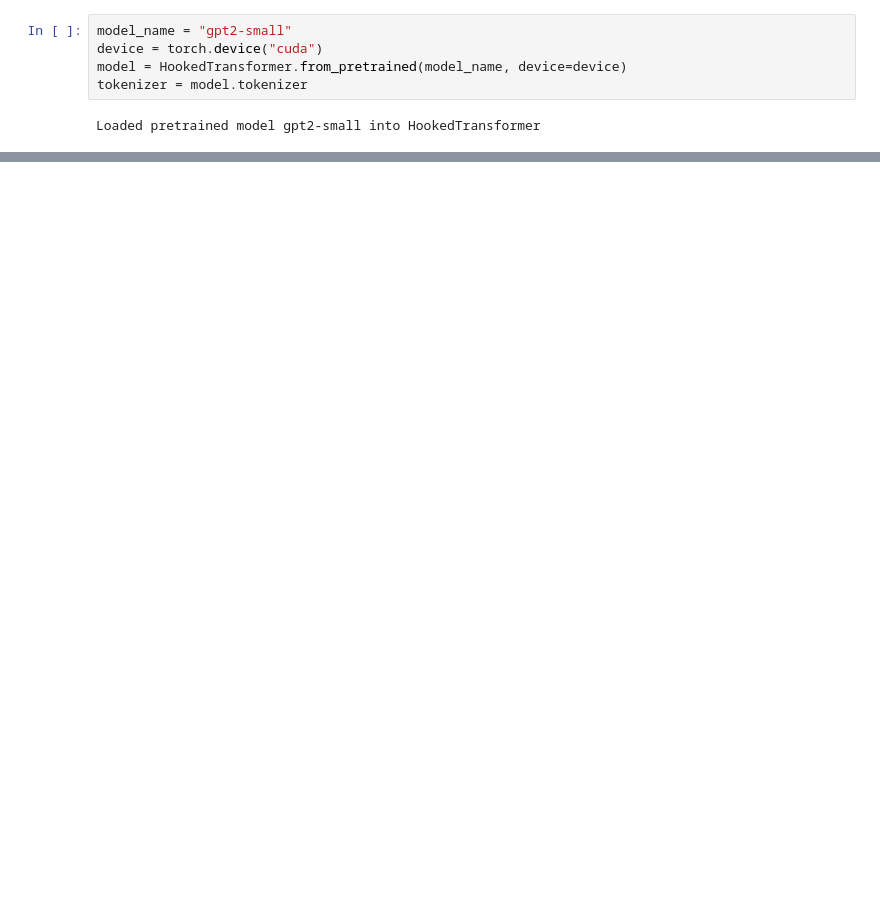
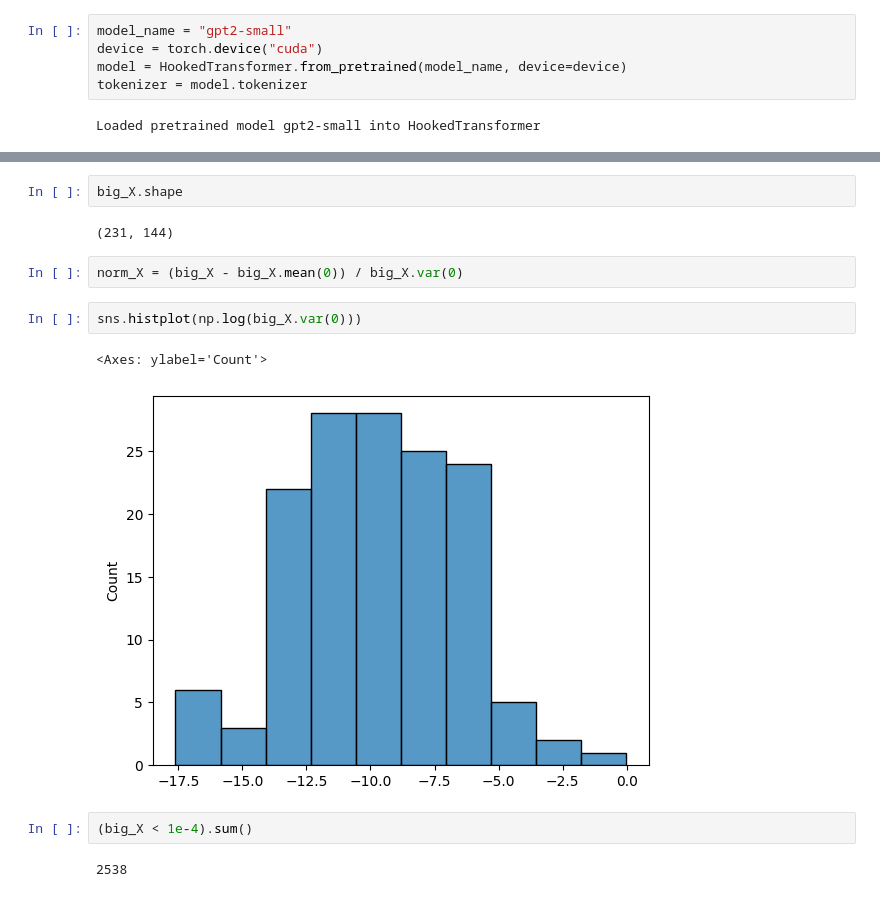
Before and after one commit to maxtli/taskdiscovery, a Jupyter notebook: mean_abelation_ICL.ipynb, the cells around one changed output, grey strips where cells are left out. Saved outputs shown, nothing was run; the diff lists cells and outputs as text; blank space fills up the shorter version.

```diff
--- a/mean_abelation_ICL.ipynb
+++ b/mean_abelation_ICL.ipynb
@@ -324,0 +437,15 @@ array([1, 1, 1, 1, 1, 1, 0, 0, 1, 1, 1, 1, 0, 1, 1, 1, 0, 0, 0, 0, 1, 0,
+# %%
+big_X.shape
+# %% [output]
+(231, 144)
+# %%
+norm_X = (big_X - big_X.mean(0)) / big_X.var(0)
+# %%
+sns.histplot(np.log(big_X.var(0)))
+# %% [output]
+<Axes: ylabel='Count'>
+[figure, added]
+# %%
+(big_X < 1e-4).sum()
+# %% [output]
+2538
```
Also changed, not shown: parts of 42 cells of this notebook.
